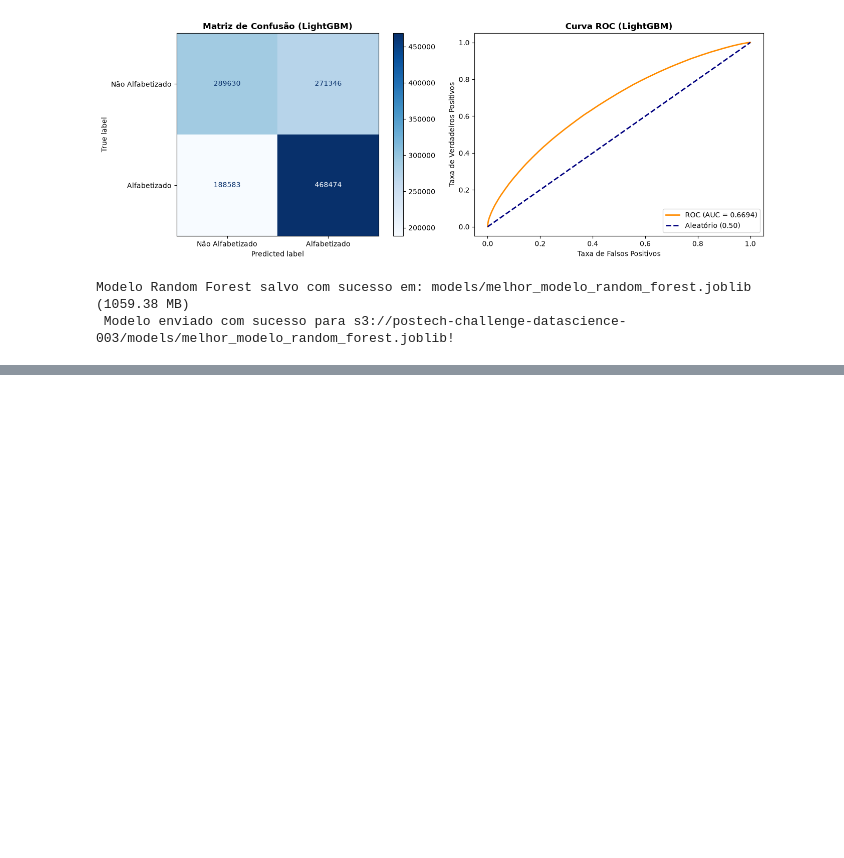
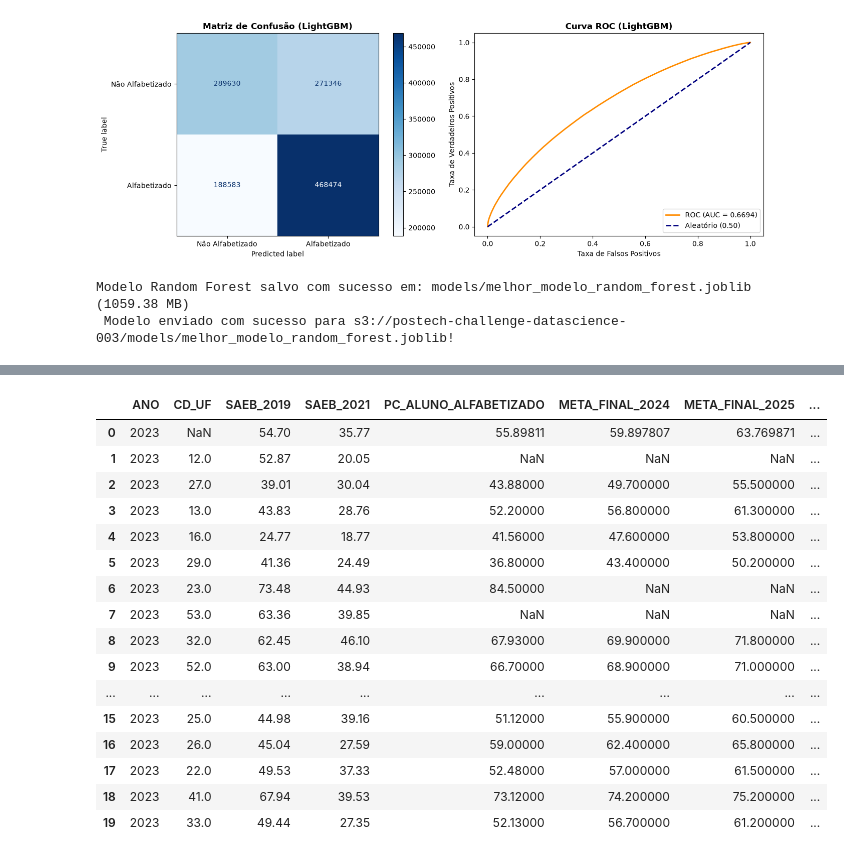
Before and after one commit to LucasRuizMartins/fiap_tech_challenge_03, a Jupyter notebook: notebooks/Pipeline_testeCi.ipynb, the cells around one changed output, grey strips where cells are left out. Cells and saved outputs as stored; diff of their text form; code cells hidden in the pictures; blank space fills up the shorter version.

```diff
--- a/notebooks/Pipeline_testeCi.ipynb
+++ b/notebooks/Pipeline_testeCi.ipynb
@@ -898,0 +1514,31 @@ Modelo Random Forest salvo com sucesso em: models/melhor_modelo_random_forest.jo
+# %%
+df_meta[
+    [
+        "ANO",
+        "CD_UF",
+        "SAEB_2019",
+        "SAEB_2021",
+        "PC_ALUNO_ALFABETIZADO",
+        "META_FINAL_2024",
+        "META_FINAL_2025",
+        "META_FINAL_2026"
+    ]
+].head(20)
+# %% [output]
+|  | ANO | CD_UF | SAEB_2019 | SAEB_2021 | PC_ALUNO_ALFABETIZADO | META_FINAL_2024 | META_FINAL_2025 | ... |
+| 0 | 2023 | NaN | 54.70 | 35.77 | 55.89811 | 59.897807 | 63.769871 | ... |
+| 1 | 2023 | 12.0 | 52.87 | 20.05 | NaN | NaN | NaN | ... |
+| 2 | 2023 | 27.0 | 39.01 | 30.04 | 43.88000 | 49.700000 | 55.500000 | ... |
+| 3 | 2023 | 13.0 | 43.83 | 28.76 | 52.20000 | 56.800000 | 61.300000 | ... |
+| 4 | 2023 | 16.0 | 24.77 | 18.77 | 41.56000 | 47.600000 | 53.800000 | ... |
+| 5 | 2023 | 29.0 | 41.36 | 24.49 | 36.80000 | 43.400000 | 50.200000 | ... |
+| 6 | 2023 | 23.0 | 73.48 | 44.93 | 84.50000 | NaN | NaN | ... |
+| 7 | 2023 | 53.0 | 63.36 | 39.85 | NaN | NaN | NaN | ... |
+| 8 | 2023 | 32.0 | 62.45 | 46.10 | 67.93000 | 69.900000 | 71.800000 | ... |
+| 9 | 2023 | 52.0 | 63.00 | 38.94 | 66.70000 | 68.900000 | 71.000000 | ... |
+| ... | ... | ... | ... | ... | ... | ... | ... | ... |
+| 15 | 2023 | 25.0 | 44.98 | 39.16 | 51.12000 | 55.900000 | 60.500000 | ... |
+| 16 | 2023 | 26.0 | 45.04 | 27.59 | 59.00000 | 62.400000 | 65.800000 | ... |
+| 17 | 2023 | 22.0 | 49.53 | 37.33 | 52.48000 | 57.000000 | 61.500000 | ... |
+| 18 | 2023 | 41.0 | 67.94 | 39.53 | 73.12000 | 74.200000 | 75.200000 | ... |
+| 19 | 2023 | 33.0 | 49.44 | 27.35 | 52.13000 | 56.700000 | 61.200000 | ... |
```
Also changed, not shown: parts of 133 cells of this notebook.
